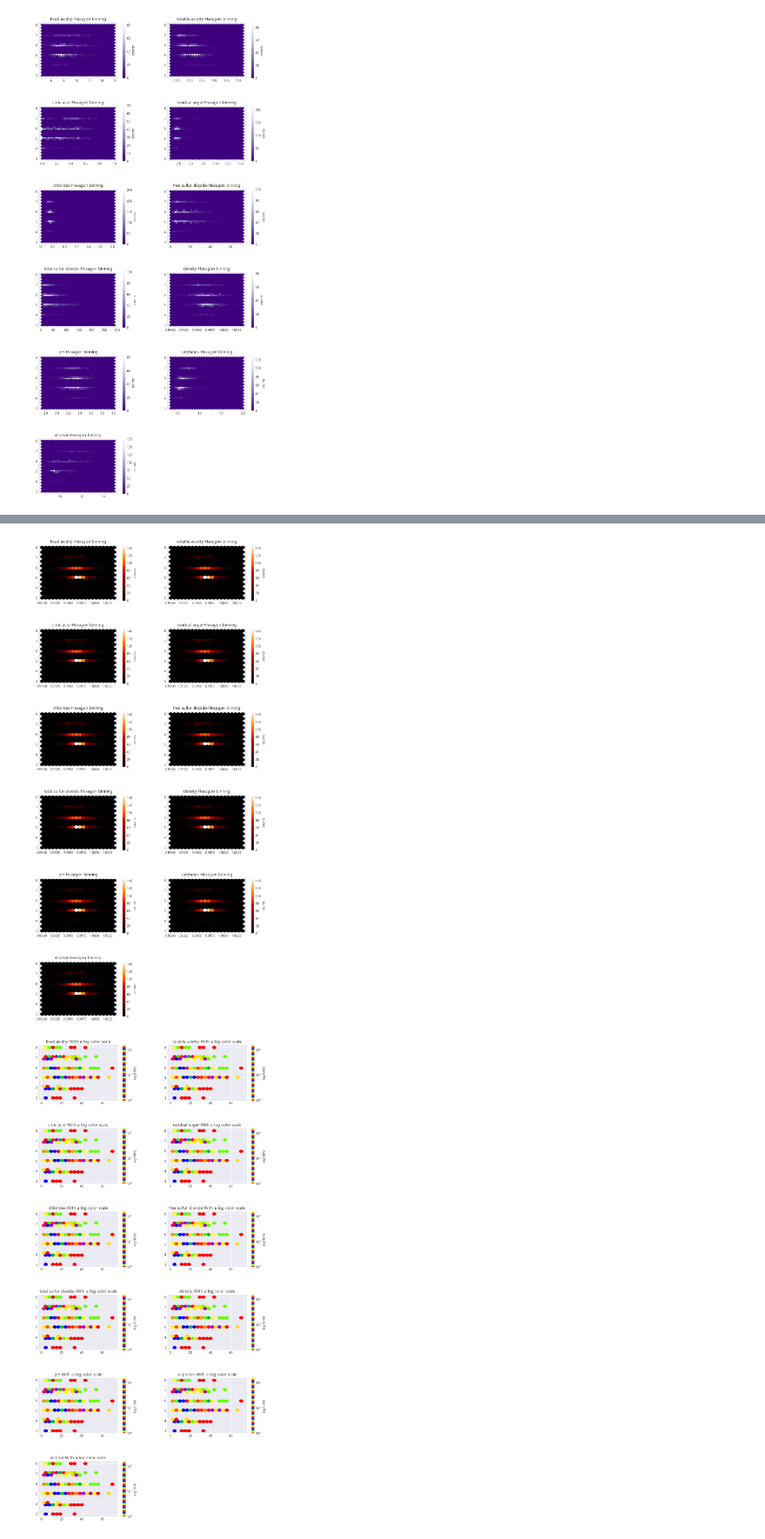
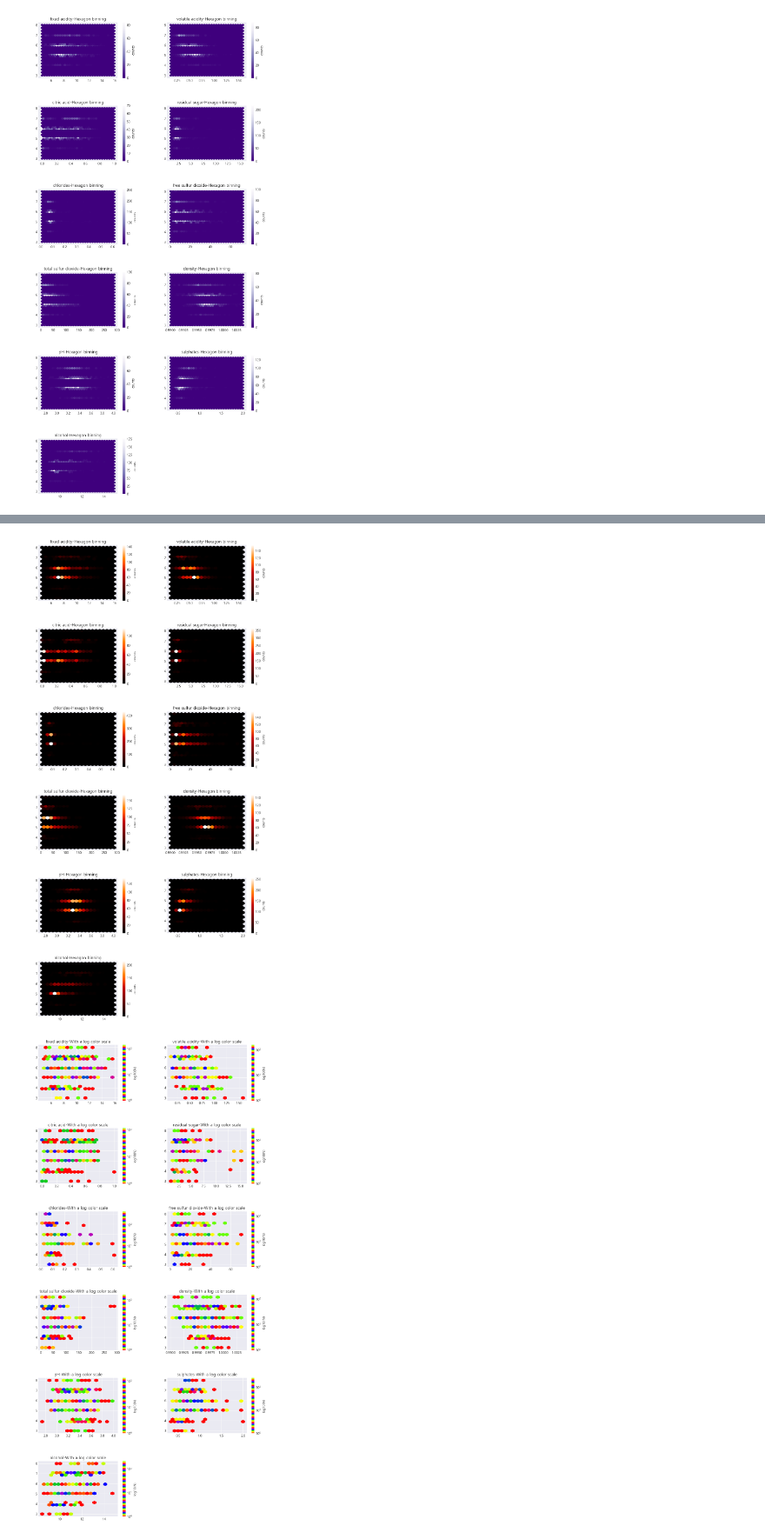
Before and after one commit to yeonho0214/test, a Jupyter notebook: 육각형 격자그림(EDA 분석) 정리.ipynb, the cells around one changed output, grey strips where cells are left out. Shown at 87% size. Drawn from its saved outputs; the diff is of its cells as text; code cells hidden in the pictures.

```diff
--- a/육각형 격자그림(EDA 분석) 정리.ipynb
+++ b/육각형 격자그림(EDA 분석) 정리.ipynb
@@ -120,7 +120,7 @@ axes = axes.flatten()
 for i, ax in enumerate(axes):
     # 11개의 변수까지만 반복
     if i < len(independent_variables):
-        hb = ax.hexbin(df["pH"], df["quality"], gridsize = 30, bins = 'log', cmap = 'inferno')
+        hb = ax.hexbin(df[independent_variables[i]], df["quality"], gridsize = 30, bins = 'log', cmap = 'inferno')
         ax.set_title(f"{independent_variables[i]}-With a log color scale")
         cb = fig.colorbar(hb, ax = ax, label = 'log10(N)')
 
@@ -152,7 +152,7 @@ axes = axes.flatten()
 for i, ax in enumerate(axes):
     # 11개의 변수까지만 반복
     if i < len(independent_variables):
-        hb = ax.hexbin(df["density"], df["quality"], gridsize = 20, cmap = 'gist_heat')
+        hb = ax.hexbin(df[independent_variables[i]], df["quality"], gridsize = 20, cmap = 'gist_heat')
         ax.set_title(f"{independent_variables[i]}-Hexagon binning")
         cb = fig.colorbar(hb, ax = ax, label = 'counts')
 
@@ -165,37 +165,37 @@ plt.subplots_adjust(wspace=0.3, hspace=0.5)
 
 plt.show()
 # %% [output]
-[figure, old version]
+[figure, new version]
 # %%
 import matplotlib.pyplot as plt
 
 # 독립변수들의 리스트
 independent_variables = ["fixed acidity", "volatile acidity", "citric acid",
                          "residual sugar", "chlorides", "free sulfur dioxide",
                          "total sulfur dioxide", "density", "pH", "sulphates",
                          "alcohol"]
 quality_variable = "quality"
 
 # 그림의 크기 및 서브플롯 설정
 fig, axes = plt.subplots(nrows=6, ncols=2, figsize=(12,25))
 axes = axes.flatten()
 
 # 반복문을 통한 서브플롯 생성
 for i, ax in enumerate(axes):
     # 11개의 변수까지만 반복
     if i < len(independent_variables):
-        hb = ax.hexbin(df["free sulfur dioxide"], df["quality"], gridsize = 20, bins = 'log',
+        hb = ax.hexbin(df[independent_variables[i]], df["quality"], gridsize = 20, bins = 'log',
                 cmap = 'prism')
         ax.set_title(f"{independent_variables[i]}-With a log color scale")
         cb = fig.colorbar(hb, ax = ax, label = 'log10(N)')
 
     else:
         # 11개 이후의 서브플롯 삭제
         fig.delaxes(ax)
 
 # 세로 간격 조절
 plt.subplots_adjust(wspace=0.3, hspace=0.5)
 
 plt.show()
 # %% [output]
-[figure, old version]
+[figure, new version]
```
Also changed, not shown: parts of 1 cell of this notebook.
